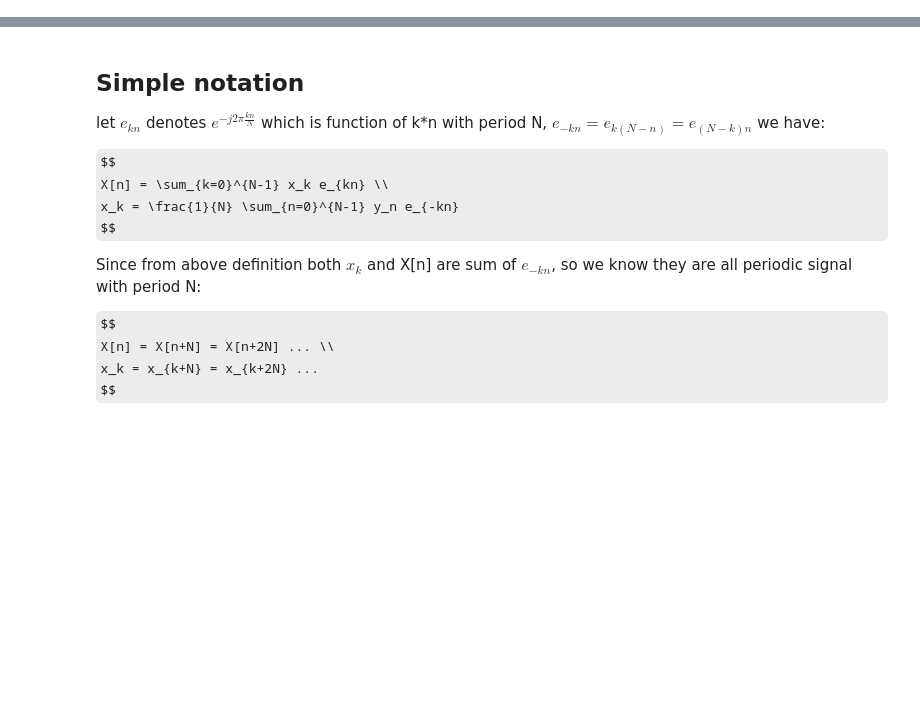
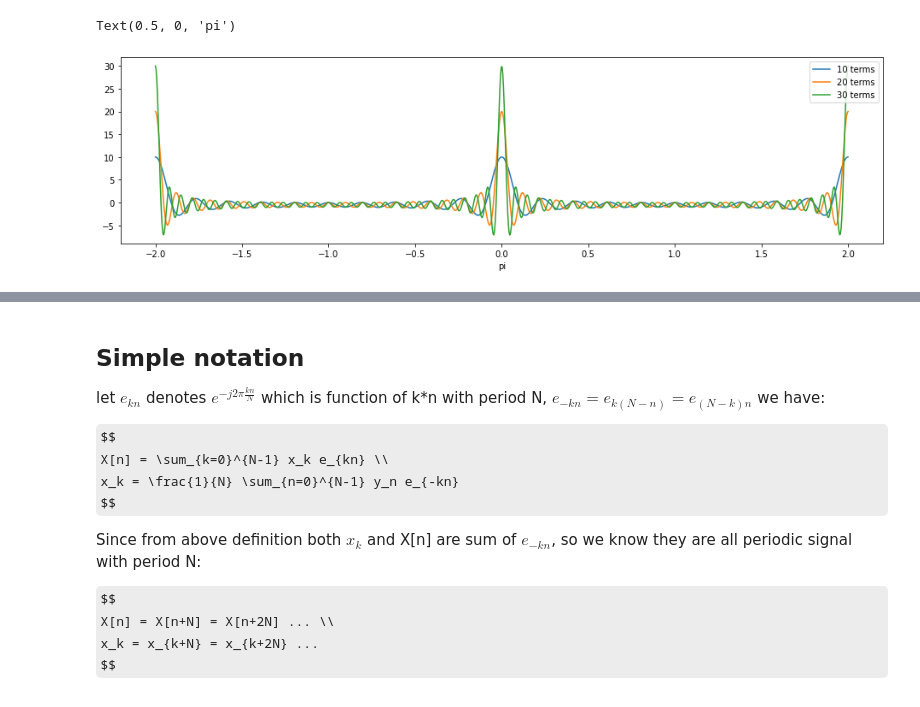
Before and after one commit to ltqusst/lpc_vocoder, a Jupyter notebook: DFT.ipynb, the cells around one changed output, grey strips where cells are left out. Saved outputs shown, nothing was run; the diff lists cells and outputs as text; code cells hidden in the pictures; some formulas as TeX source; blank space fills up the shorter version.

```diff
--- a/DFT.ipynb
+++ b/DFT.ipynb
@@ -31,0 +39,12 @@ $$
+# %%
+import numpy as np
+import matplotlib.pyplot as plt
+plt.figure(figsize=(16,4))
+t=np.linspace(-2, 2, 1000); x = t*0
+for m in range(1, 1000+1):
+    x += np.cos(m*t*np.pi)
+    if m in (10,20,30): plt.plot(t, x.copy(), label="{} terms".format(m))
+plt.legend(); plt.xlabel("pi")
+# %% [output]
+Text(0.5, 0, 'pi')
+[figure, added]
```
Also changed, not shown: parts of 9 cells of this notebook.
